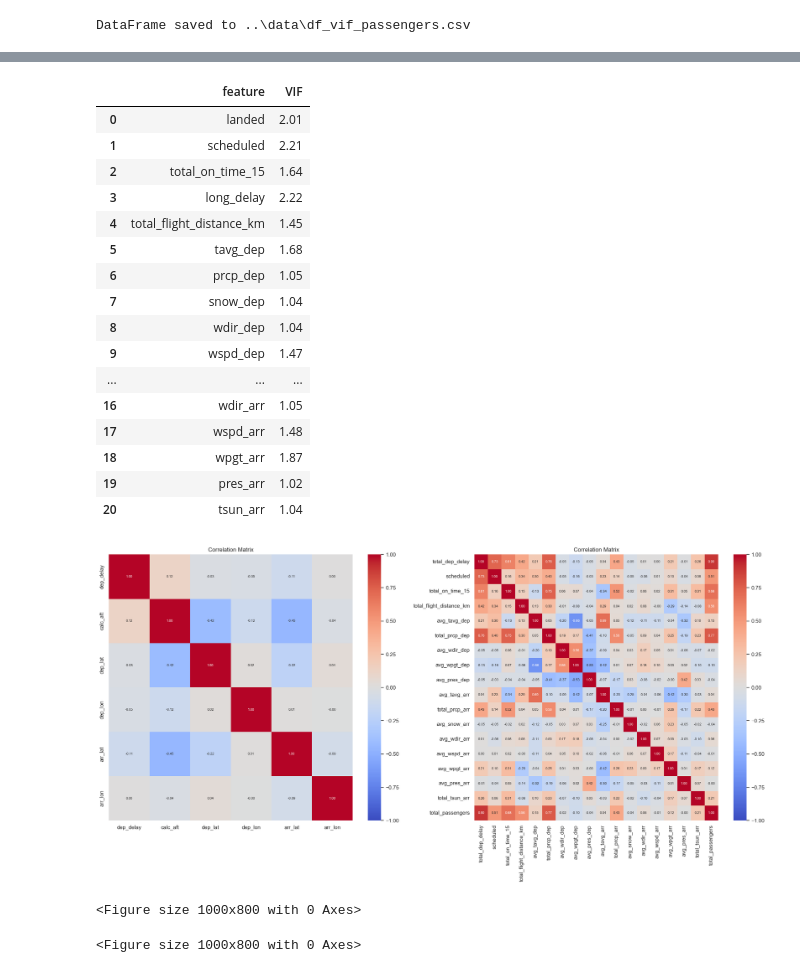
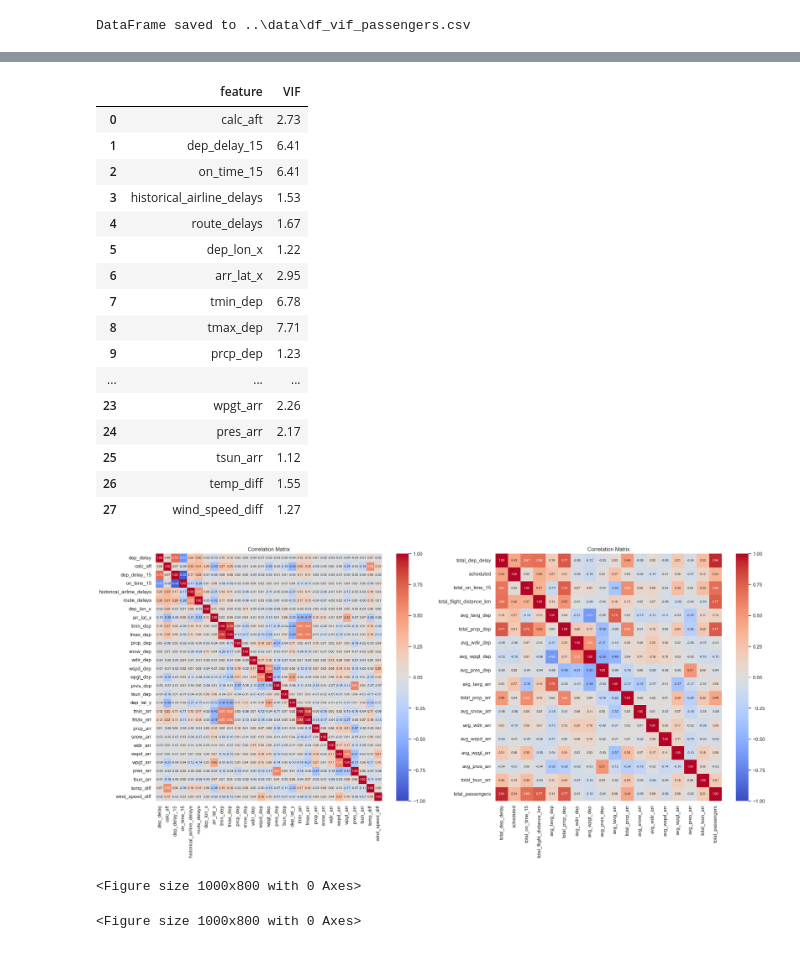
Before and after one commit to DT-Service-Consulting/avstats, a Jupyter notebook: avstats/AvStats_EDA.ipynb, the cells around one changed output, grey strips where cells are left out. Saved outputs shown, nothing was run; the diff lists cells and outputs as text; code cells hidden in the pictures.

```diff
--- a/avstats/AvStats_EDA.ipynb
+++ b/avstats/AvStats_EDA.ipynb
@@ -511,25 +504,21 @@ Encoding categorical variables (e.g., route, time window).
 # %%
-# Encode original data
+# Encode original data => ML Models
 data_encoding_original= OneHotEncoding(df)
 df_encoded_original = data_encoding_original.encode_routes()
 df_numeric_original, df_cleaned_original = data_encoding_original.clean_data()
 
-# Encode weather data
-df_weather_daily['total_dep_delay_15'] = df_weather_daily['total_dep_delay_15'].astype('int64')
-df_weather_daily['total_on_time_15'] = df_weather_daily['total_on_time_15'].astype('int64')
-
-data_encoding_weather = OneHotEncoding(df_weather_daily)
+# Encode weather data => ML Models
+df_weather['dep_delay_15'] = df_weather['dep_delay_15'].astype('int64')
+df_weather['on_time_15'] = df_weather['on_time_15'].astype('int64')
+data_encoding_weather = OneHotEncoding(df_weather)
 df_encoded_weather = data_encoding_weather.encode_routes()
 df_numeric_weather, df_cleaned_weather = data_encoding_weather.clean_data()
 
-df_encoded_weather['BRU-MAD'] = pd.to_numeric(df_encoded_weather['BRU-MAD'], errors='coerce')
-df_BRU_MAD = df_encoded_weather[df_encoded_weather['BRU-MAD'] == 2]
-save_dataframe(df_BRU_MAD, "df_BRU_MAD")
-
-# Encode single route (e.g. BRU-MAD) (ARIMA, SARIMAX, and Rolling Forecast)
-df_BRU_MAD = df_weather_daily[df_weather_daily['route_iata_code'] == 'BRU-MAD']
+# Encode single route (e.g. BRU-MAD) => ML Models
+df_BRU_MAD = df_weather[df_weather['route_iata_code'] == 'BRU-MAD']
 data_encoding_BRU_MAD = OneHotEncoding(df_BRU_MAD)
 df_encoded_BRU_MAD = data_encoding_BRU_MAD.encode_routes()
 df_numeric_BRU_MAD, df_cleaned_BRU_MAD = data_encoding_BRU_MAD.clean_data()
 df_numeric_BRU_MAD = df_numeric_BRU_MAD.drop(columns=['BRU-MAD'])
+save_dataframe(df_BRU_MAD, r"data_for_nn\df_BRU_MAD")
 # %% [output]
@@ -646,11 +619,11 @@ data_prep_original = DataScaling(df_numeric_original, 'dep_delay')
 df_scaled_original, target_variable_original = data_prep_original.standardize_data()
 
 # Standardize weather data
-data_prep_weather = DataScaling(df_numeric_weather, 'total_dep_delay')
+data_prep_weather = DataScaling(df_numeric_weather, 'dep_delay')
 df_scaled_weather, target_variable_weather = data_prep_weather.standardize_data()
 
 # Standardize single route
-data_prep_BRU_MAD = DataScaling(df_numeric_BRU_MAD, 'total_dep_delay')
+data_prep_BRU_MAD = DataScaling(df_numeric_BRU_MAD, 'dep_delay')
 df_scaled_BRU_MAD, target_variable_BRU_MAD = data_prep_BRU_MAD.standardize_data()
 
 # Standardize passenger data
@@ -762,10 +732,10 @@ save_dataframe(df_vif_original, "df_vif_original")
 DataFrame saved to ..\data\df_vif_original.csv
 # %%
 # Remove features with high VIF values for weather data
-df_scaled_weather_few = df_scaled_weather.iloc[:, :39]
+df_scaled_weather_few = df_scaled_weather.iloc[:, :37]
 multicollinearity_weather = Multicollinearity(df_scaled_weather_few, target_variable_weather)
 df_vif_weather, final_features_weather, vif_data_weather = multicollinearity_weather.remove_high_vif_features()
-save_dataframe(df_vif_weather, "df_vif_weather")
+save_dataframe(df_vif_weather, r"data_for_machine_learning\df_vif_weather")
 # %% [output]
 RuntimeWarning: divide by zero encountered in scalar divide
 RuntimeWarning: divide by zero encountered in scalar divide
@@ -790,40 +775,40 @@ DataFrame saved to ..\data\df_vif_passengers.csv
 vif_data_weather
 # %% [output]
 |  | feature | VIF |
-| 0 | landed | 2.01 |
-| 1 | scheduled | 2.21 |
-| 2 | total_on_time_15 | 1.64 |
-| 3 | long_delay | 2.22 |
-| 4 | total_flight_distance_km | 1.45 |
-| 5 | tavg_dep | 1.68 |
-| 6 | prcp_dep | 1.05 |
-| 7 | snow_dep | 1.04 |
-| 8 | wdir_dep | 1.04 |
-| 9 | wspd_dep | 1.47 |
+| 0 | calc_aft | 2.73 |
+| 1 | dep_delay_15 | 6.41 |
+| 2 | on_time_15 | 6.41 |
+| 3 | historical_airline_delays | 1.53 |
+| 4 | route_delays | 1.67 |
+| 5 | dep_lon_x | 1.22 |
+| 6 | arr_lat_x | 2.95 |
+| 7 | tmin_dep | 6.78 |
+| 8 | tmax_dep | 7.71 |
+| 9 | prcp_dep | 1.23 |
 | ... | ... | ... |
-| 16 | wdir_arr | 1.05 |
-| 17 | wspd_arr | 1.48 |
-| 18 | wpgt_arr | 1.87 |
-| 19 | pres_arr | 1.02 |
-| 20 | tsun_arr | 1.04 |
+| 23 | wpgt_arr | 2.26 |
+| 24 | pres_arr | 2.17 |
+| 25 | tsun_arr | 1.12 |
+| 26 | temp_diff | 1.55 |
+| 27 | wind_speed_diff | 1.27 |
 # %%
 fig, axes = plt.subplots(1, 2, figsize=(25, 10))
 
 # Plot heatmap before VIF removal
-correlation_matrix_features = df_vif_original.corr()
+correlation_matrix_features = df_vif_weather.corr()
 plt.figure(figsize=(10, 8))
 sns.heatmap(correlation_matrix_features, annot=True, fmt=".2f", cmap='coolwarm', ax=axes[0], vmin=-1, vmax=1, annot_kws={"size": 7})
 axes[0].set_title('Correlation Matrix')
 
 # Plot heatmap after VIF removal
 correlation_matrix_vif = df_vif_passengers.corr()
 plt.figure(figsize=(10, 8))
 sns.heatmap(correlation_matrix_vif, annot=True, fmt=".2f", cmap='coolwarm', ax=axes[1], vmin=-1, vmax=1, annot_kws={"size": 7})
 axes[1].set_title('Correlation Matrix')
 
 plt.tight_layout()
 plt.show()
 # %% [output]
-[figure, old version]
+[figure, new version]
 <Figure size 1000x800 with 0 Axes>
 <Figure size 1000x800 with 0 Axes>
```
Also changed, not shown: parts of 18 cells of this notebook, 4 other files.
